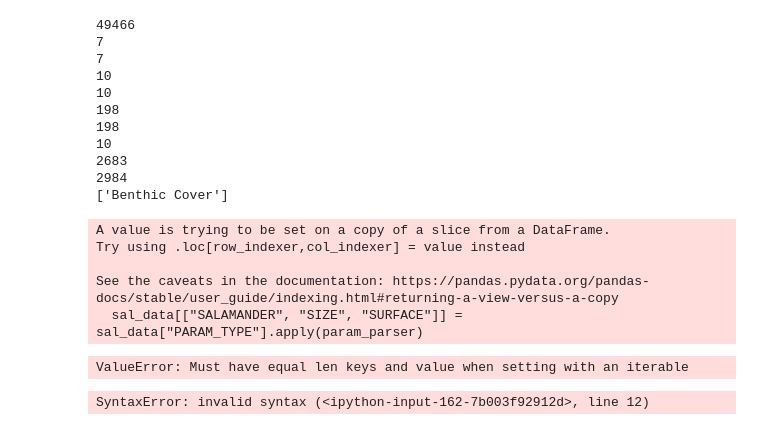
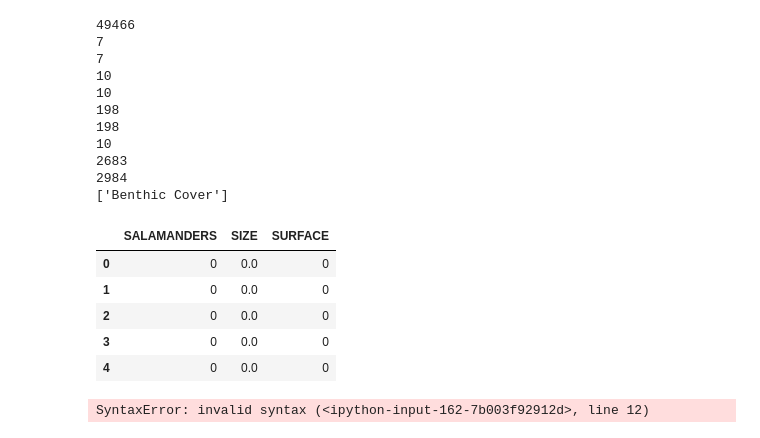
Before and after one commit to benjamin010095/BartonSpringsSalamanders, a Jupyter notebook: Barton Springs Salamanders.ipynb, the cells around one changed output. Drawn from its saved outputs; the diff is of its cells as text; code cells hidden in the pictures.

```diff
--- a/Barton Springs Salamanders.ipynb
+++ b/Barton Springs Salamanders.ipynb
@@ -222,10 +215,12 @@ data_Res = data.loc[data["UNIT"] == "Sq Ft"]
 dictkeys = {'VEGETATION/MOSS': [], 'COBBLE/BOULDER':[], 'EXPOSED SUBSTRATE': [], 'ROCK SUBSTRATE':[], "LEAF LITTER": [], 'DISSOLVED OXYGEN': []}
 
 # Austin sal is 0
-#Barton sal is 1
+# Barton sal is 1
+
+#veg = 0, cobble = 1, exposed =2, rock = 3, leaf = 4
 
 def param_parser(row):
-    keys = ['VEGETATION/MOSS', 'COBBLE/BOULDER', 'EXPOSED SUBSTRATE', 'ROCK SUBSTRATE', "LEAF LITTER", 'DISSOLVED OXYGEN']
+    surfaces = ['VEGETATION/MOSS', 'COBBLE/BOULDER', 'EXPOSED SUBSTRATE', 'ROCK SUBSTRATE', "LEAF LITTER"]
     sizes = [1,2]
     salamanders =["AUSTIN", "BARTON"]
     new_cols = {"SALAMANDER": 0, "SIZE": 0, "SURFACE": 0}
@@ -240,53 +235,63 @@ def param_parser(row):
     elif size_idx_1 != -1 and size_idx_2 != -1:
             new_cols["SIZE"] = 1.5
     else:
         new_cols["SIZE"] = 2
 
-
     if size_idx_1 == -1 and size_idx_2 == -1:
+        #print("hit here")
         return [0, 0, 0]
 
-    for key in keys:
-        surface_idx = row.find(keys)
-        surface_str = row[surface_idx:-1]
-        new_cols["SURFACE"] == surface_str
+    surface_idx = -1
 
-    if surface_idx == -1:
-        return [0, 0, 0]
+    for surface in surfaces:
+        surface_idx = row.find(surface)
+        if surface_idx != -1:
+            #print("found surface")
+            surface_str = row[surface_idx:-1]
+            new_cols["SURFACE"] = surface_str
+            break
+
+    if (surface_idx == -1):
+        #print("hit here 2")
+        return [0,0,0]
+
 
     if row[0:1] == 'A':
         new_cols["SALAMANDER"] = 0
     else:
         new_cols["SALAMANDER"] = 1
 
 
     return list(new_cols.values())
 
 
 sal_data = data.loc[data["PARAM_TYPE"] == "Salamanders"]
 sal_data.head()
 #sal_data[["SALAMANDER", "SIZE", "SURFACE"]] = sal_data["PARAM_TYPE"].apply(param_parser)
 
 parsed_list = []
-for row in sal_data:
-    new_vals = param_parser(row)
-    parsed_list.append(row)
+for idx , row in sal_data.iterrows():
+    #print(row)
+    #print(type(row["PARAMETER"]))
+    new_vals = param_parser(row["PARAMETER"])
+    parsed_list.append(new_vals)
+
+#print(parsed_list)
 
 #we have [ val1, val2, val3]
 #want to add each value in new column in sal_data frame
-sal_df = pd.DataFrame(parsed_list)
+sal_df = pd.DataFrame(parsed_list, columns= ['SALAMANDERS', 'SIZE', 'SURFACE'])
+sal_df.head()
 
-    sal_data["SALAMANDER"].loc[sal_data[new_vals[0]
-    sal_data["SIZE"] = new_vals[0]
-    sal_data["SURFACE"]
+
 #data[["SALAMANDER", "SIZE", "SURFACE"]] = sal_data["PARAMETER"].apply(param_parser)
 # %% [output]
-A value is trying to be set on a copy of a slice from a DataFrame.
-Try using .loc[row_indexer,col_indexer] = value instead
-
-See the caveats in the documentation: https://pandas.pydata.org/pandas-docs/stable/user_guide/indexing.html#returning-a-view-versus-a-copy
-  sal_data[["SALAMANDER", "SIZE", "SURFACE"]] = sal_data["PARAM_TYPE"].apply(param_parser)
-ValueError: Must have equal len keys and value when setting with an iterable
+|  | SALAMANDERS | SIZE | SURFACE |
+| 0 | 0 | 0.0 | 0 |
+| 1 | 0 | 0.0 | 0 |
+| 2 | 0 | 0.0 | 0 |
+| 3 | 0 | 0.0 | 0 |
+| 4 | 0 | 0.0 | 0 |
 # %%
 samples = []
 parameters = []
```
Also changed, not shown: parts of 1 cell of this notebook.
